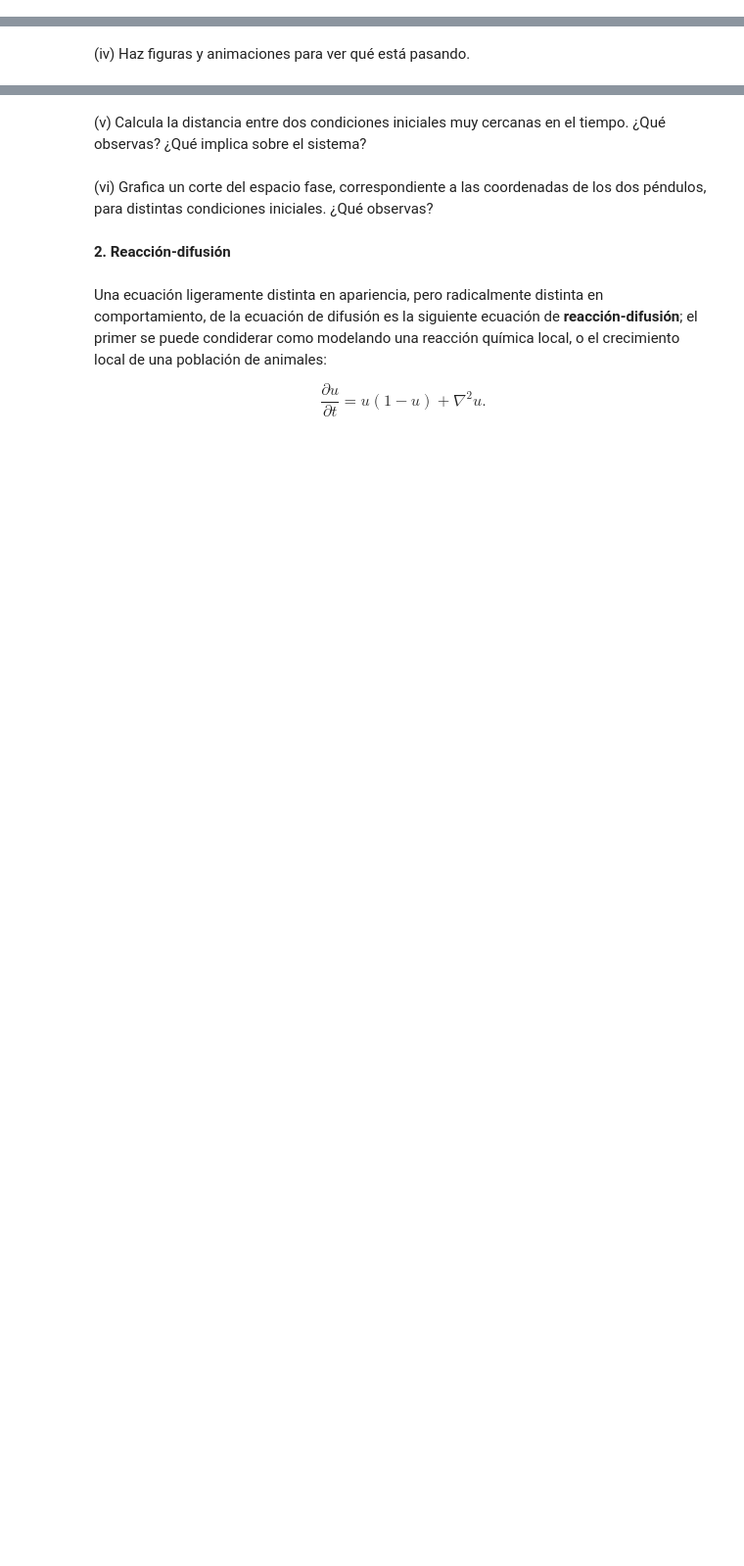
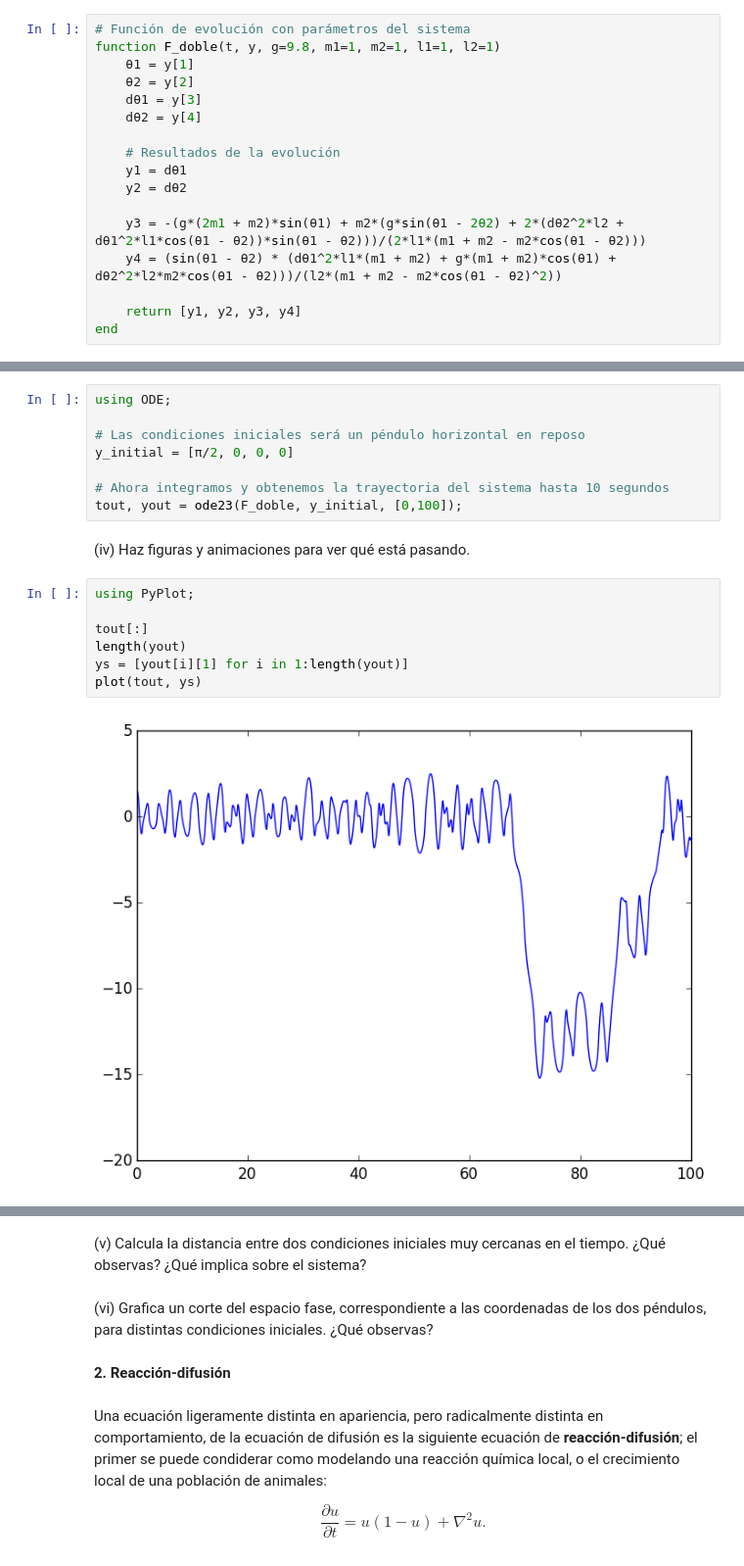
Before and after one commit to ivan-galinskiy/fisica_computacional, a Jupyter notebook: tareas/Tarea 08.ipynb, the cells around one changed output, grey strips where cells are left out. Shown at 98% size. Saved outputs shown, nothing was run; the diff lists cells and outputs as text; blank space fills up the shorter version.

```diff
--- a/tareas/Tarea 08.ipynb
+++ b/tareas/Tarea 08.ipynb
@@ -32,0 +35,17 @@ $$
+# %%
+# Función de evolución con parámetros del sistema
+function F_doble(t, y, g=9.8, m1=1, m2=1, l1=1, l2=1)
+    θ1 = y[1]
+    θ2 = y[2]
+    dθ1 = y[3]
+    dθ2 = y[4]
+
+    # Resultados de la evolución
+    y1 = dθ1
+    y2 = dθ2
+
+    y3 = -(g*(2m1 + m2)*sin(θ1) + m2*(g*sin(θ1 - 2θ2) + 2*(dθ2^2*l2 + dθ1^2*l1*cos(θ1 - θ2))*sin(θ1 - θ2)))/(2*l1*(m1 + m2 - m2*cos(θ1 - θ2)))
+    y4 = (sin(θ1 - θ2) * (dθ1^2*l1*(m1 + m2) + g*(m1 + m2)*cos(θ1) + dθ2^2*l2*m2*cos(θ1 - θ2)))/(l2*(m1 + m2 - m2*cos(θ1 - θ2)^2))
+
+    return [y1, y2, y3, y4]
+end
@@ -34,5 +55,22 @@ $$
 (ii) Averigua cómo funciona el paquete `ODE.jl`.
 # %% [markdown]
 (iii) Utiliza distintas funciones del paquete `ODE.jl` para integrar las ecuaciones del péndulo.
+# %%
+using ODE;
+
+# Las condiciones iniciales será un péndulo horizontal en reposo
+y_initial = [π/2, 0, 0, 0]
+
+# Ahora integramos y obtenemos la trayectoria del sistema hasta 10 segundos
+tout, yout = ode23(F_doble, y_initial, [0,100]);
 # %% [markdown]
 (iv) Haz figuras y animaciones para ver qué está pasando.
+# %%
+using PyPlot;
+
+tout[:]
+length(yout)
+ys = [yout[i][1] for i in 1:length(yout)]
+plot(tout, ys)
+# %% [output]
+[figure, added]
```
Also changed, not shown: parts of 11 cells of this notebook.
